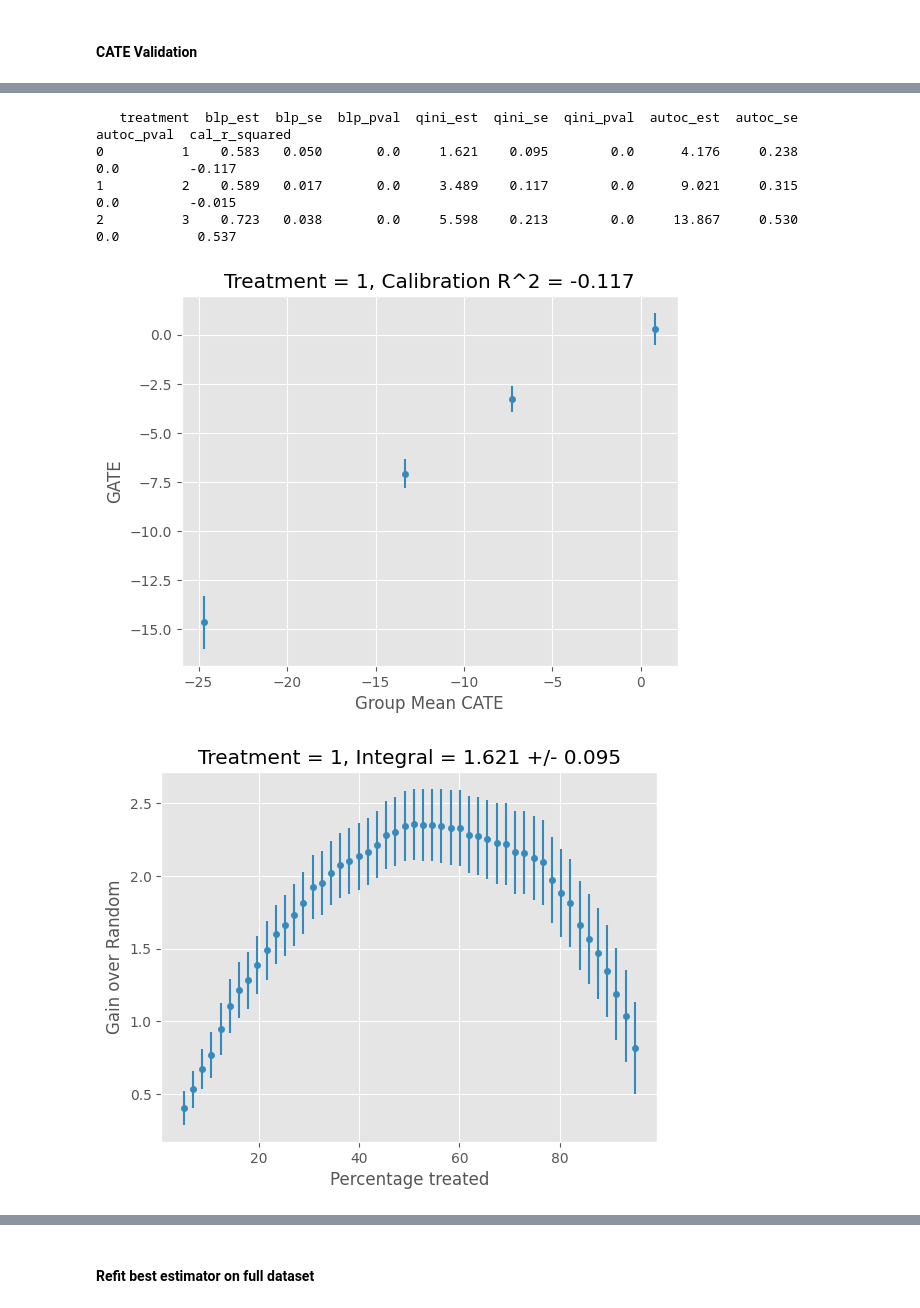
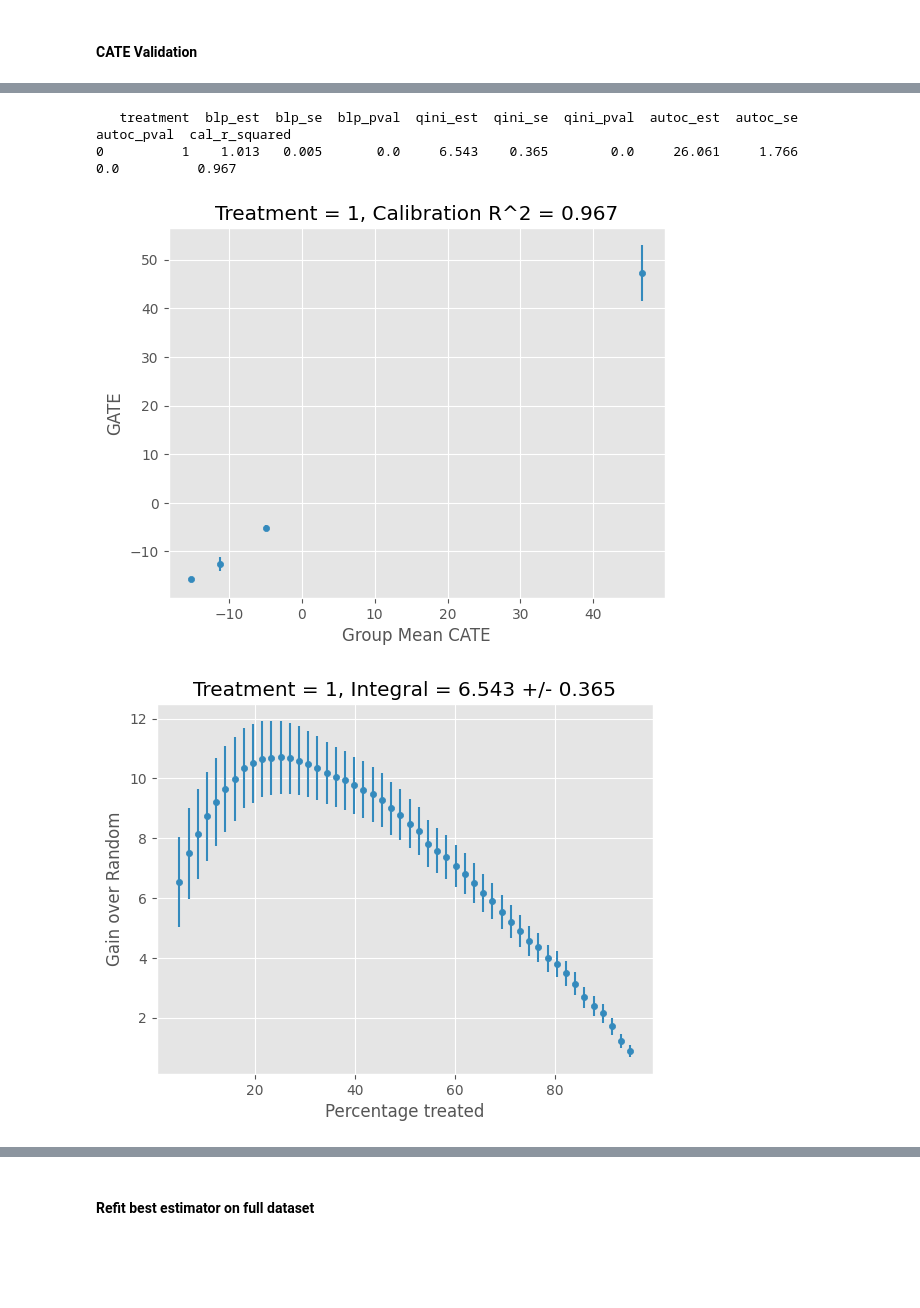
Before and after one commit to jakepenzak/caml, a Jupyter notebook: notebooks/dev/CamlCATE/CamlCATE.ipynb, the cells around one changed output, grey strips where cells are left out. Cells and saved outputs as stored; diff of their text form; code cells hidden in the pictures; blank space fills up the shorter version.

```diff
--- a/notebooks/dev/CamlCATE/CamlCATE.ipynb
+++ b/notebooks/dev/CamlCATE/CamlCATE.ipynb
@@ -129,21 +126,23 @@ data = CamlSyntheticDataGenerator(n_obs=10_000,
                                   n_cont_outcomes=1,
                                   n_binary_outcomes=0,
                                   n_cont_treatments=0,
-                                  n_binary_treatments=0,
-                                  n_discrete_treatments=1,
-                                  n_cont_confounders=4,
-                                  n_binary_confounders=2,
-                                  n_discrete_confounders=2,
-                                  n_cont_heterogeneity_covariates=4,
-                                  n_binary_heterogeneity_covariates=2,
-                                  n_discrete_heterogeneity_covariates=2,
+                                  n_binary_treatments=1,
+                                  n_discrete_treatments=0,
+                                  n_cont_confounders=2,
+                                  n_binary_confounders=1,
+                                  n_discrete_confounders=0,
+                                  n_cont_heterogeneity_covariates=2,
+                                  n_binary_heterogeneity_covariates=1,
+                                  n_discrete_heterogeneity_covariates=0,
                                   n_heterogeneity_confounders=0,
                                   stddev_outcome_noise=0,
                                   stddev_treatment_noise=0,
-                                  causal_model_functional_form="fully_linear",
+                                  causal_model_functional_form="fully_non_linear",
                                   seed=None)
 
-synthetic_df, cate_df, ate_df = data()
+synthetic_df = data.df
+cate_df = data.cates
+ate_df = data.ates
 
 df = synthetic_df.copy()
 
@@ -174,7 +194,7 @@ from caml import CamlCATE
 caml = CamlCATE(
     df=df,
     Y="Y1_continuous",
-    T="T1_discrete",
+    T="T1_binary",
     X=[c for c in df.columns if "X" in c or "W" in c],
     W=[],
     discrete_treatment=True,
@@ -249,5 +273,5 @@ caml.validation_estimator
 # %% [markdown]
 #### CATE Validation
 # %%
-validation_results = caml.validate(n_groups=4,n_bootstrap=1000,print_full_report=True)
+validation_results = caml.validate(n_groups=4,n_bootstrap=100,print_full_report=True)
 # %% [output]
@@ -255,7 +279,5 @@ validation_results = caml.validate(n_groups=4,n_bootstrap=1000,print_full_report
                              significant heterogeneity.
    treatment  blp_est  blp_se  blp_pval  qini_est  qini_se  qini_pval  autoc_est  autoc_se  autoc_pval  cal_r_squared
-0          1    0.583   0.050       0.0     1.621    0.095        0.0      4.176     0.238         0.0         -0.117
-1          2    0.589   0.017       0.0     3.489    0.117        0.0      9.021     0.315         0.0         -0.015
-2          3    0.723   0.038       0.0     5.598    0.213        0.0     13.867     0.530         0.0          0.537
+0          1    1.013   0.005       0.0     6.543    0.365        0.0     26.061     1.766         0.0          0.967
-[figure, old version]
+[figure, new version]
-[figure, old version]
+[figure, new version]
```
Also changed, not shown: parts of 25 cells of this notebook, 4 other files.
